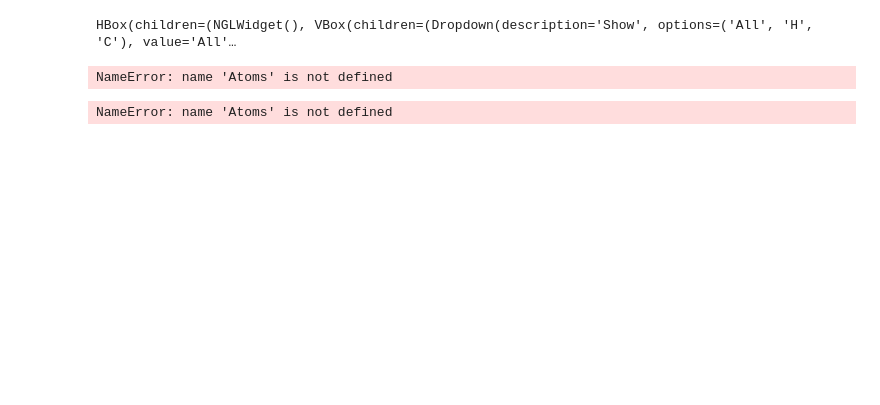
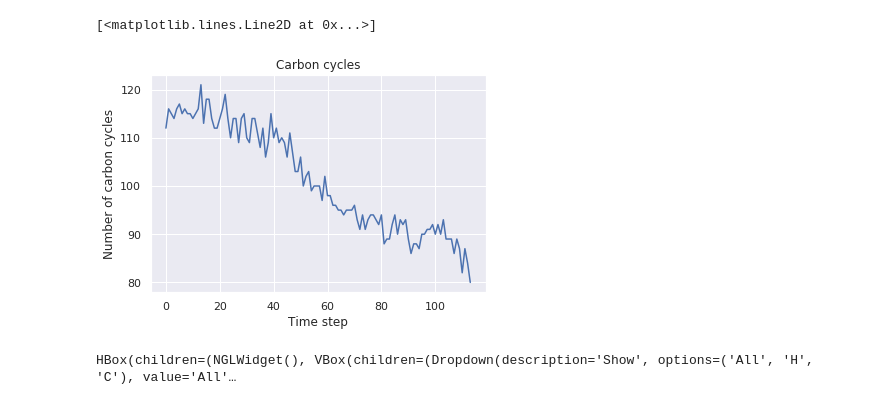
Before and after one commit to vladimirshadymov/carbohydrates, a Jupyter notebook: coronene.ipynb, the cells around one changed output. Drawn from its saved outputs; the diff is of its cells as text; code cells hidden in the pictures; blank space fills up the shorter version.

```diff
--- a/coronene.ipynb
+++ b/coronene.ipynb
@@ -44,0 +42,8 @@ def get_bond_graph(atoms, bond_length=1.85):
+# %%
+plt.xlabel("Time step")
+plt.ylabel("Number of carbon cycles")
+plt.title("Carbon cycles")
+plt.plot(carbon_cycles)
+# %% [output]
+[<matplotlib.lines.Line2D at 0x...>]
+[figure, added]
@@ -47,6 +56,2 @@ view(Atomse, viewer='ngl')
 # %% [output]
 HBox(children=(NGLWidget(), VBox(children=(Dropdown(description='Show', options=('All', 'H', 'C'), value='All'…
-# %%
-bond_graph = get_bond_graph(Atoms)
-# %% [output]
-NameError: name 'Atoms' is not defined
@@ -55,4 +57,0 @@ nx.algorithms.components.number_connected_components(bond_graph)
-# %%
-np.count_nonzero(Atoms.get_atomic_numbers()==6)
-# %% [output]
-NameError: name 'Atoms' is not defined
```
Also changed, not shown: parts of 27 cells of this notebook, 1 other file.
